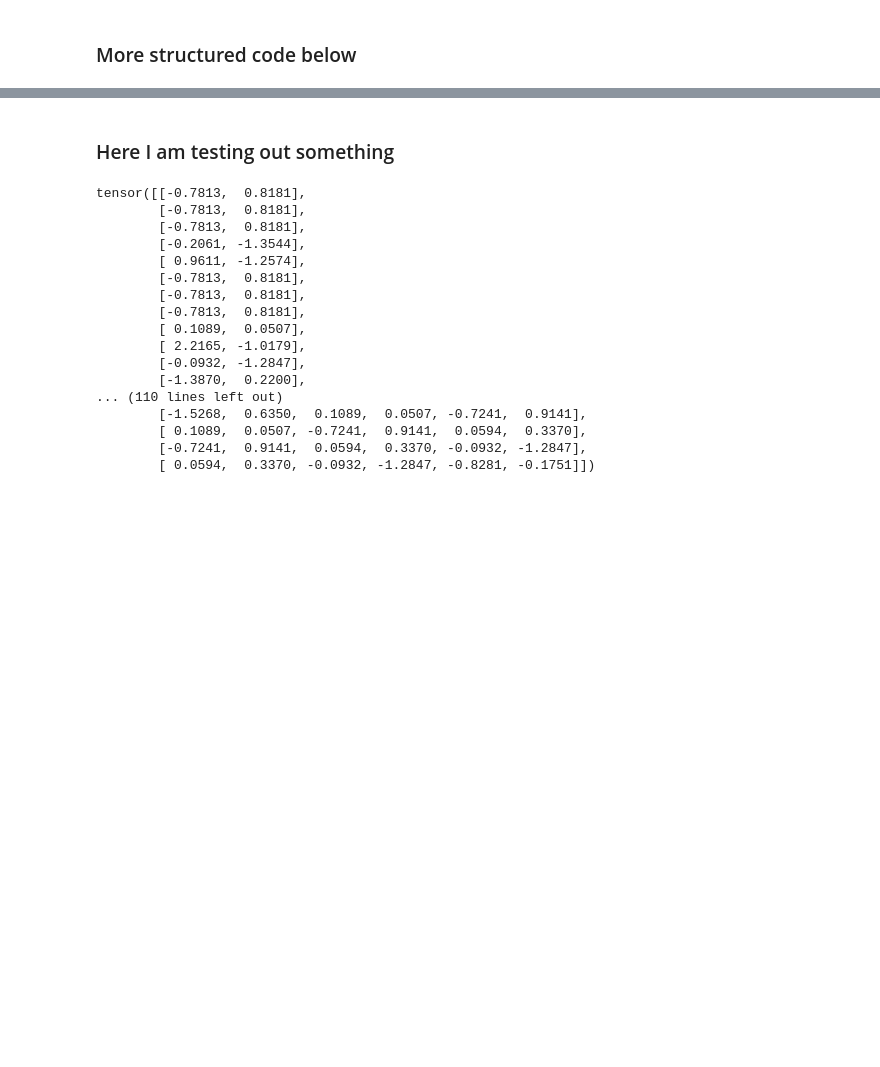
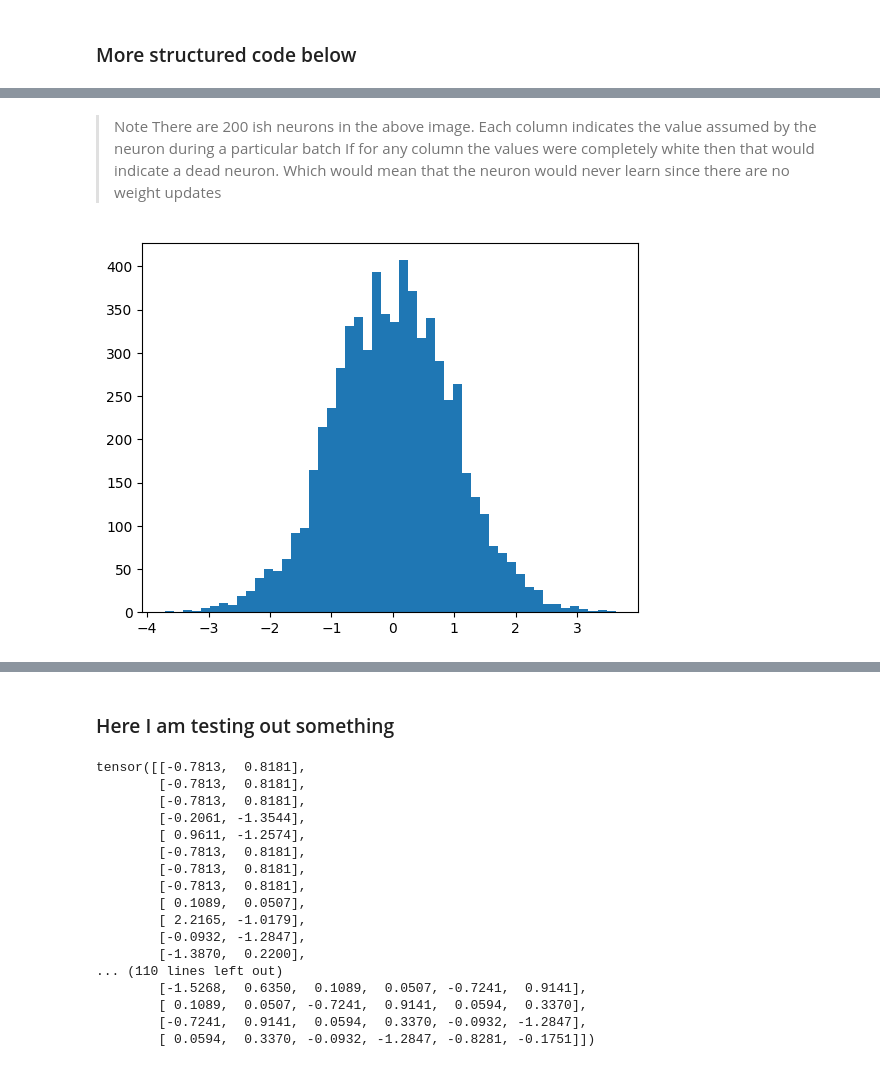
Before and after one commit to STSonyThomas/bigram-llm, a Jupyter notebook: makemorep2.ipynb, the cells around one changed output, grey strips where cells are left out. Cells and saved outputs as stored; diff of their text form; code cells hidden in the pictures; blank space fills up the shorter version.

```diff
--- a/makemorep2.ipynb
+++ b/makemorep2.ipynb
@@ -256,0 +249,9 @@ torch.Size([32, 27])
+# %% [markdown]
+>Note
+>There are 200 ish neurons in the above image. Each column indicates the value assumed by the neuron during a particular batch
+>If for any column the values were completely white then that would indicate a dead neuron. Which would mean that the neuron would never learn since
+>there are no weight updates
+# %%
+plt.hist(hpreact.view(-1).tolist(),50);
+# %% [output]
+[figure, added]
```
Also changed, not shown: parts of 32 cells of this notebook, 7 other files.
